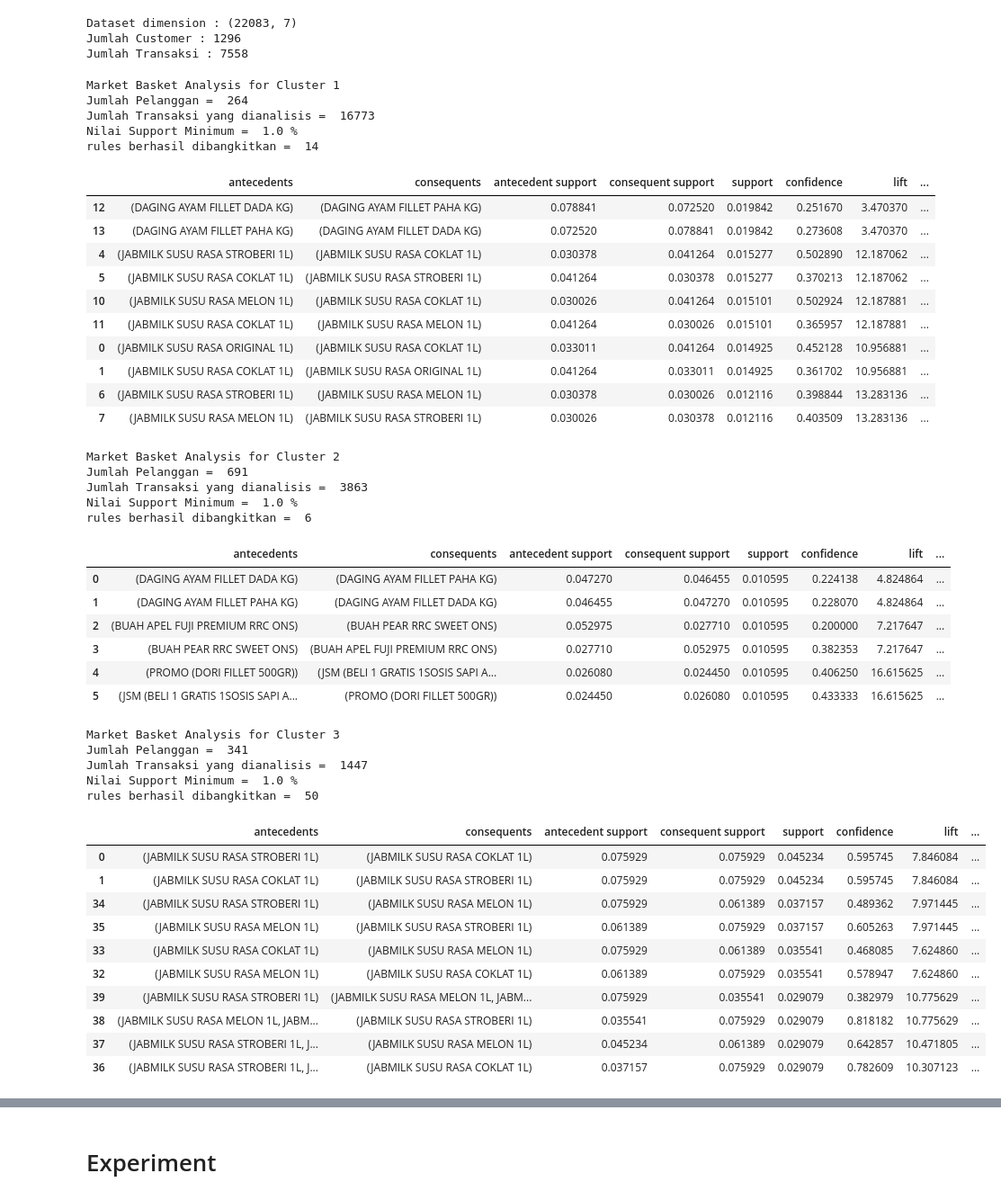
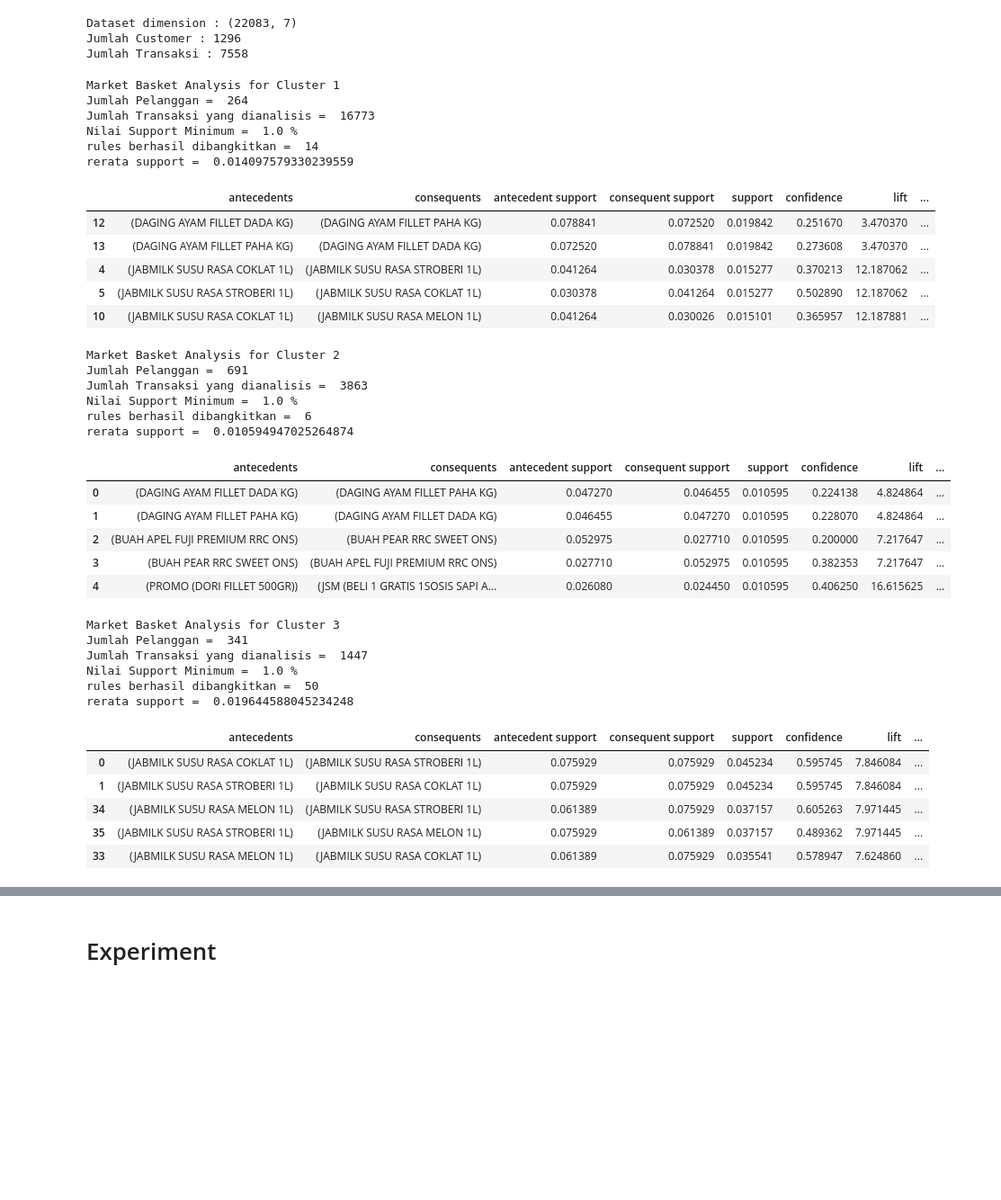
Before and after one commit to hammamnash/LRFM-Kmeans-Clustering, a Jupyter notebook: TA Hammam Clustering.ipynb, the cells around one changed output, grey strips where cells are left out. Shown at 90% size. Drawn from its saved outputs; the diff is of its cells as text; code cells hidden in the pictures; blank space fills up the shorter version.

```diff
--- a/TA Hammam Clustering.ipynb
+++ b/TA Hammam Clustering.ipynb
@@ -918,54 +948,49 @@ for i in range(1, K_fix+1) :
     basket_data = df_basket_all[lambda x: x['Cluster'] == i]
 
     createMBA(basket_data, 0.01)
+    mean_suppport = createMBA.rules['support'].mean()
     print('rules berhasil dibangkitkan = ', len(createMBA.rules.index))
+    print('rerata support = ', mean_suppport)
 
-    display(createMBA.rules.head(10))
+
+    display(createMBA.rules.head(5))
     createMBA.rules.to_csv("Hasil/Data_TA FPGrowth(minsup0.01)_Cluster_%s.csv" % (i,), ';')
     # rules[(rules['lift'] >= 0.2) & (rules['confidence'] >= 0.1)].sort_values(by=['confidence', 'lift'], ascending=False).to_csv("Data/Ternakmart_Results_FPGrowth_Cluster_%s.csv" % (i,), 'a', newline='')
-    print("\n \n")
+    print("\n")
 # %% [output]
 Market Basket Analysis for Cluster 1
 Jumlah Pelanggan =  264
 Jumlah Transaksi yang dianalisis =  16773
 Nilai Support Minimum =  1.0 %
 rules berhasil dibangkitkan =  14
+rerata support =  0.014097579330239559
 |  | antecedents | consequents | antecedent support | consequent support | support | confidence | lift | ... |
 | 12 | (DAGING AYAM FILLET DADA KG) | (DAGING AYAM FILLET PAHA KG) | 0.078841 | 0.072520 | 0.019842 | 0.251670 | 3.470370 | ... |
 | 13 | (DAGING AYAM FILLET PAHA KG) | (DAGING AYAM FILLET DADA KG) | 0.072520 | 0.078841 | 0.019842 | 0.273608 | 3.470370 | ... |
-| 4 | (JABMILK SUSU RASA STROBERI 1L) | (JABMILK SUSU RASA COKLAT 1L) | 0.030378 | 0.041264 | 0.015277 | 0.502890 | 12.187062 | ... |
-| 5 | (JABMILK SUSU RASA COKLAT 1L) | (JABMILK SUSU RASA STROBERI 1L) | 0.041264 | 0.030378 | 0.015277 | 0.370213 | 12.187062 | ... |
-| 10 | (JABMILK SUSU RASA MELON 1L) | (JABMILK SUSU RASA COKLAT 1L) | 0.030026 | 0.041264 | 0.015101 | 0.502924 | 12.187881 | ... |
-| 11 | (JABMILK SUSU RASA COKLAT 1L) | (JABMILK SUSU RASA MELON 1L) | 0.041264 | 0.030026 | 0.015101 | 0.365957 | 12.187881 | ... |
-| 0 | (JABMILK SUSU RASA ORIGINAL 1L) | (JABMILK SUSU RASA COKLAT 1L) | 0.033011 | 0.041264 | 0.014925 | 0.452128 | 10.956881 | ... |
-| 1 | (JABMILK SUSU RASA COKLAT 1L) | (JABMILK SUSU RASA ORIGINAL 1L) | 0.041264 | 0.033011 | 0.014925 | 0.361702 | 10.956881 | ... |
-| 6 | (JABMILK SUSU RASA STROBERI 1L) | (JABMILK SUSU RASA MELON 1L) | 0.030378 | 0.030026 | 0.012116 | 0.398844 | 13.283136 | ... |
-| 7 | (JABMILK SUSU RASA MELON 1L) | (JABMILK SUSU RASA STROBERI 1L) | 0.030026 | 0.030378 | 0.012116 | 0.403509 | 13.283136 | ... |
+| 4 | (JABMILK SUSU RASA COKLAT 1L) | (JABMILK SUSU RASA STROBERI 1L) | 0.041264 | 0.030378 | 0.015277 | 0.370213 | 12.187062 | ... |
+| 5 | (JABMILK SUSU RASA STROBERI 1L) | (JABMILK SUSU RASA COKLAT 1L) | 0.030378 | 0.041264 | 0.015277 | 0.502890 | 12.187062 | ... |
+| 10 | (JABMILK SUSU RASA COKLAT 1L) | (JABMILK SUSU RASA MELON 1L) | 0.041264 | 0.030026 | 0.015101 | 0.365957 | 12.187881 | ... |
 Market Basket Analysis for Cluster 2
 Jumlah Pelanggan =  691
 Jumlah Transaksi yang dianalisis =  3863
 Nilai Support Minimum =  1.0 %
 rules berhasil dibangkitkan =  6
+rerata support =  0.010594947025264874
 |  | antecedents | consequents | antecedent support | consequent support | support | confidence | lift | ... |
 | 0 | (DAGING AYAM FILLET DADA KG) | (DAGING AYAM FILLET PAHA KG) | 0.047270 | 0.046455 | 0.010595 | 0.224138 | 4.824864 | ... |
 | 1 | (DAGING AYAM FILLET PAHA KG) | (DAGING AYAM FILLET DADA KG) | 0.046455 | 0.047270 | 0.010595 | 0.228070 | 4.824864 | ... |
 | 2 | (BUAH APEL FUJI PREMIUM RRC ONS) | (BUAH PEAR RRC SWEET ONS) | 0.052975 | 0.027710 | 0.010595 | 0.200000 | 7.217647 | ... |
 | 3 | (BUAH PEAR RRC SWEET ONS) | (BUAH APEL FUJI PREMIUM RRC ONS) | 0.027710 | 0.052975 | 0.010595 | 0.382353 | 7.217647 | ... |
 | 4 | (PROMO (DORI FILLET 500GR)) | (JSM (BELI 1 GRATIS 1SOSIS SAPI A... | 0.026080 | 0.024450 | 0.010595 | 0.406250 | 16.615625 | ... |
-| 5 | (JSM (BELI 1 GRATIS 1SOSIS SAPI A... | (PROMO (DORI FILLET 500GR)) | 0.024450 | 0.026080 | 0.010595 | 0.433333 | 16.615625 | ... |
 Market Basket Analysis for Cluster 3
 Jumlah Pelanggan =  341
 Jumlah Transaksi yang dianalisis =  1447
 Nilai Support Minimum =  1.0 %
 rules berhasil dibangkitkan =  50
+rerata support =  0.019644588045234248
 |  | antecedents | consequents | antecedent support | consequent support | support | confidence | lift | ... |
-| 0 | (JABMILK SUSU RASA STROBERI 1L) | (JABMILK SUSU RASA COKLAT 1L) | 0.075929 | 0.075929 | 0.045234 | 0.595745 | 7.846084 | ... |
-| 1 | (JABMILK SUSU RASA COKLAT 1L) | (JABMILK SUSU RASA STROBERI 1L) | 0.075929 | 0.075929 | 0.045234 | 0.595745 | 7.846084 | ... |
-| 34 | (JABMILK SUSU RASA STROBERI 1L) | (JABMILK SUSU RASA MELON 1L) | 0.075929 | 0.061389 | 0.037157 | 0.489362 | 7.971445 | ... |
-| 35 | (JABMILK SUSU RASA MELON 1L) | (JABMILK SUSU RASA STROBERI 1L) | 0.061389 | 0.075929 | 0.037157 | 0.605263 | 7.971445 | ... |
-| 33 | (JABMILK SUSU RASA COKLAT 1L) | (JABMILK SUSU RASA MELON 1L) | 0.075929 | 0.061389 | 0.035541 | 0.468085 | 7.624860 | ... |
-| 32 | (JABMILK SUSU RASA MELON 1L) | (JABMILK SUSU RASA COKLAT 1L) | 0.061389 | 0.075929 | 0.035541 | 0.578947 | 7.624860 | ... |
-| 39 | (JABMILK SUSU RASA STROBERI 1L) | (JABMILK SUSU RASA MELON 1L, JABM... | 0.075929 | 0.035541 | 0.029079 | 0.382979 | 10.775629 | ... |
-| 38 | (JABMILK SUSU RASA MELON 1L, JABM... | (JABMILK SUSU RASA STROBERI 1L) | 0.035541 | 0.075929 | 0.029079 | 0.818182 | 10.775629 | ... |
-| 37 | (JABMILK SUSU RASA STROBERI 1L, J... | (JABMILK SUSU RASA MELON 1L) | 0.045234 | 0.061389 | 0.029079 | 0.642857 | 10.471805 | ... |
-| 36 | (JABMILK SUSU RASA STROBERI 1L, J... | (JABMILK SUSU RASA COKLAT 1L) | 0.037157 | 0.075929 | 0.029079 | 0.782609 | 10.307123 | ... |
+| 0 | (JABMILK SUSU RASA COKLAT 1L) | (JABMILK SUSU RASA STROBERI 1L) | 0.075929 | 0.075929 | 0.045234 | 0.595745 | 7.846084 | ... |
+| 1 | (JABMILK SUSU RASA STROBERI 1L) | (JABMILK SUSU RASA COKLAT 1L) | 0.075929 | 0.075929 | 0.045234 | 0.595745 | 7.846084 | ... |
+| 34 | (JABMILK SUSU RASA MELON 1L) | (JABMILK SUSU RASA STROBERI 1L) | 0.061389 | 0.075929 | 0.037157 | 0.605263 | 7.971445 | ... |
+| 35 | (JABMILK SUSU RASA STROBERI 1L) | (JABMILK SUSU RASA MELON 1L) | 0.075929 | 0.061389 | 0.037157 | 0.489362 | 7.971445 | ... |
+| 33 | (JABMILK SUSU RASA MELON 1L) | (JABMILK SUSU RASA COKLAT 1L) | 0.061389 | 0.075929 | 0.035541 | 0.578947 | 7.624860 | ... |
```
Also changed, not shown: parts of 6 cells of this notebook.
